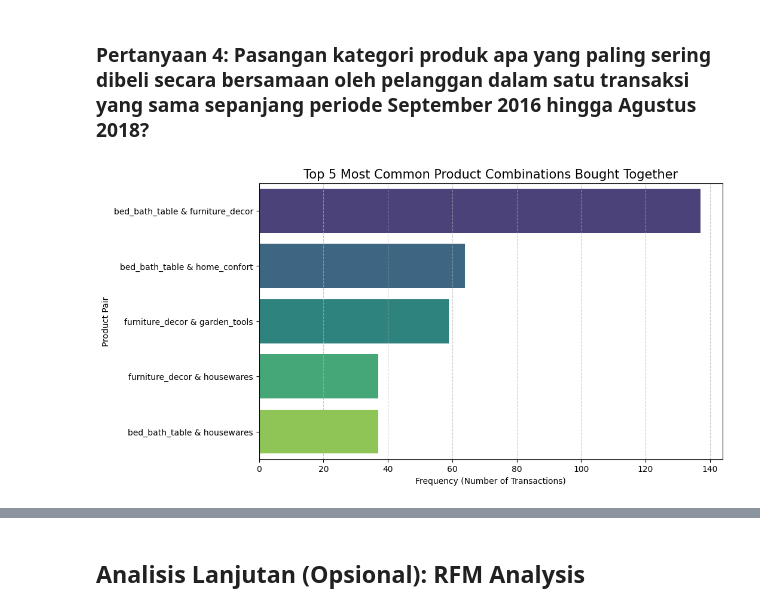
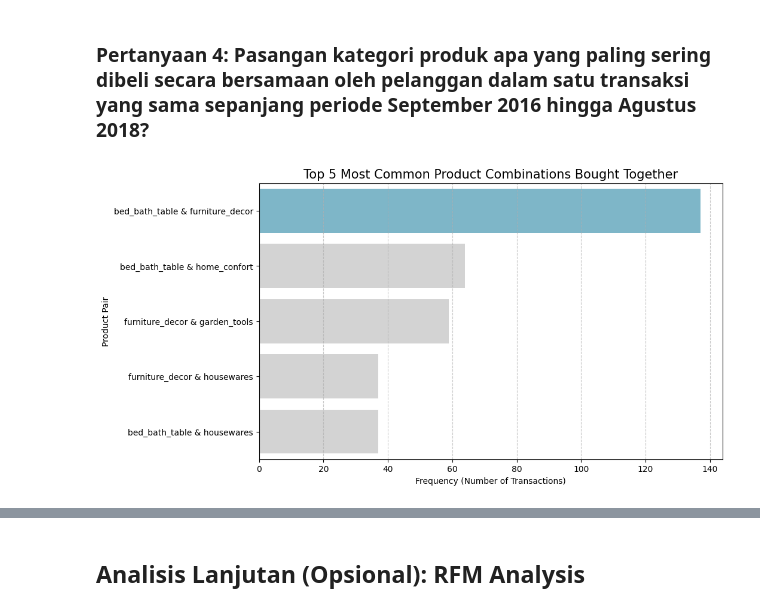
Before and after one commit to louisjcitra/data-analysis-ecommerce, a Jupyter notebook: Proyek Analisis Data.ipynb, the cells around one changed output, grey strips where cells are left out. Drawn from its saved outputs; the diff is of its cells as text; code cells hidden in the pictures.

Commit message:
Revisi insight, visualisasi, dan conclusion

```diff
--- a/Proyek Analisis Data.ipynb
+++ b/Proyek Analisis Data.ipynb
@@ -1031,21 +1033,23 @@ plt.show()
 # %% [markdown]
 ### Pertanyaan 4: Pasangan kategori produk apa yang paling sering dibeli secara bersamaan oleh pelanggan dalam satu transaksi yang sama sepanjang periode September 2016 hingga Agustus 2018?
 # %%
+colors = ["#72BCD4", "#D3D3D3", "#D3D3D3", "#D3D3D3", "#D3D3D3"]
+
 plt.figure(figsize=(10, 6))
 
 sns.barplot(
     x="frequency",
     y="product_pair",
     data=product_pairs_df,
-    palette="viridis",
+    palette=colors,
     hue="product_pair",
     legend=False
 )
 
 plt.title("Top 5 Most Common Product Combinations Bought Together", fontsize=15)
 plt.xlabel("Frequency (Number of Transactions)")
 plt.ylabel("Product Pair")
 plt.grid(axis='x', linestyle='--', alpha=0.7)
 plt.show()
 # %% [output]
-[figure, old version]
+[figure, new version]
```
Also changed, not shown: parts of 8 cells of this notebook, 1 other file.
